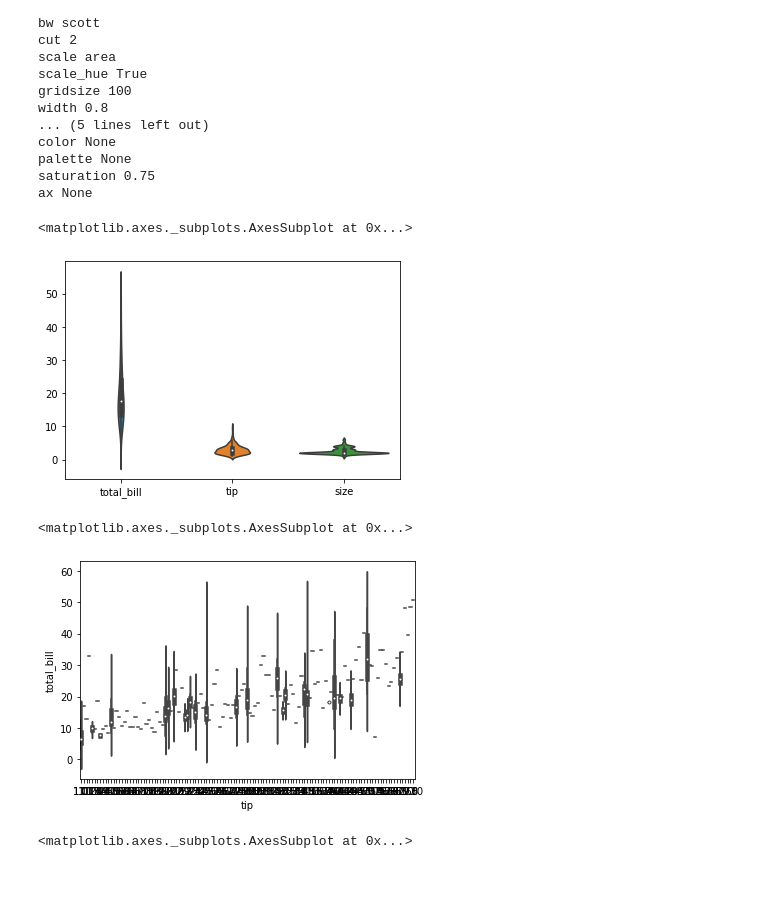
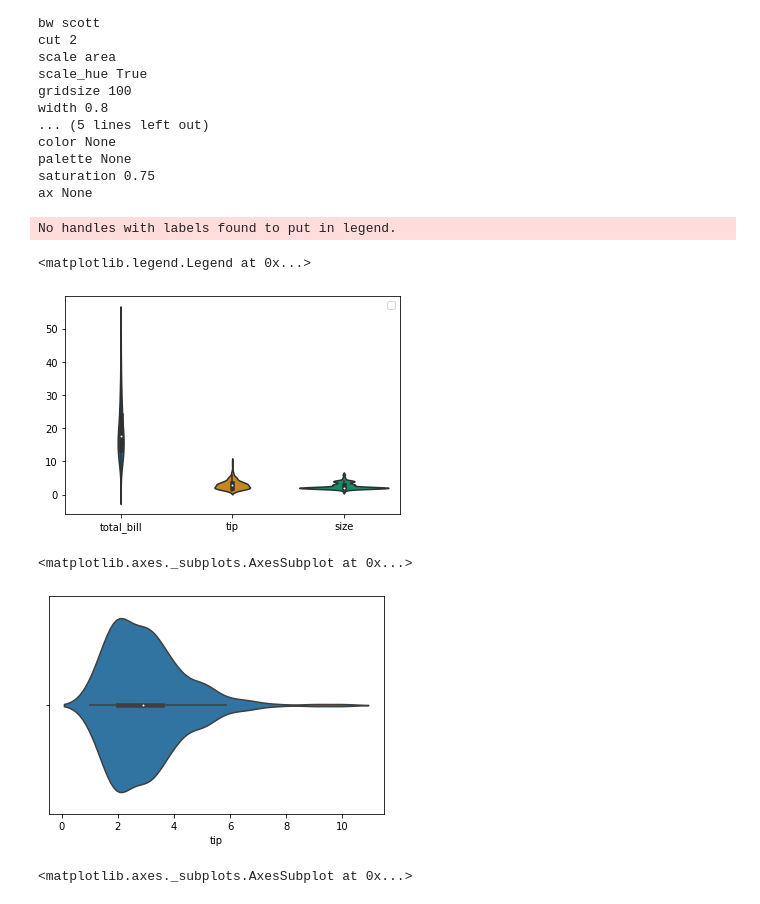
Before and after one commit to mpg-age-bioinformatics/flaski, a Jupyter notebook: utils/notebooks/violinplot.ipynb, the cells around one changed output. Saved outputs shown, nothing was run; the diff lists cells and outputs as text; code cells hidden in the pictures.

Commit message:
Grid, ticks and axes of violinplot

```diff
--- a/utils/notebooks/violinplot.ipynb
+++ b/utils/notebooks/violinplot.ipynb
@@ -105,15 +105,17 @@ palette None
 saturation 0.75
 ax None
 # %%
-sns.violinplot(data=tips,linewidth=None)
+ax=sns.violinplot(data=tips,linewidth=None,palette="colorblind")
+ax.legend()
 # %% [output]
-<matplotlib.axes._subplots.AxesSubplot at 0x...>
+No handles with labels found to put in legend.
+<matplotlib.legend.Legend at 0x...>
-[figure, old version]
+[figure, new version]
 # %%
-sns.violinplot(x="tip",y="total_bill",data=tips)
+sns.violinplot(x="tip",hue="smoker",data=tips)
 # %% [output]
 <matplotlib.axes._subplots.AxesSubplot at 0x...>
-[figure, old version]
+[figure, new version]
 # %%
 sns.violinplot(x="size",hue="time",data=tips, orient="v",color_palette="pastel")
 # %% [output]
```
Also changed, not shown: parts of 2 cells of this notebook, 5 other files.
